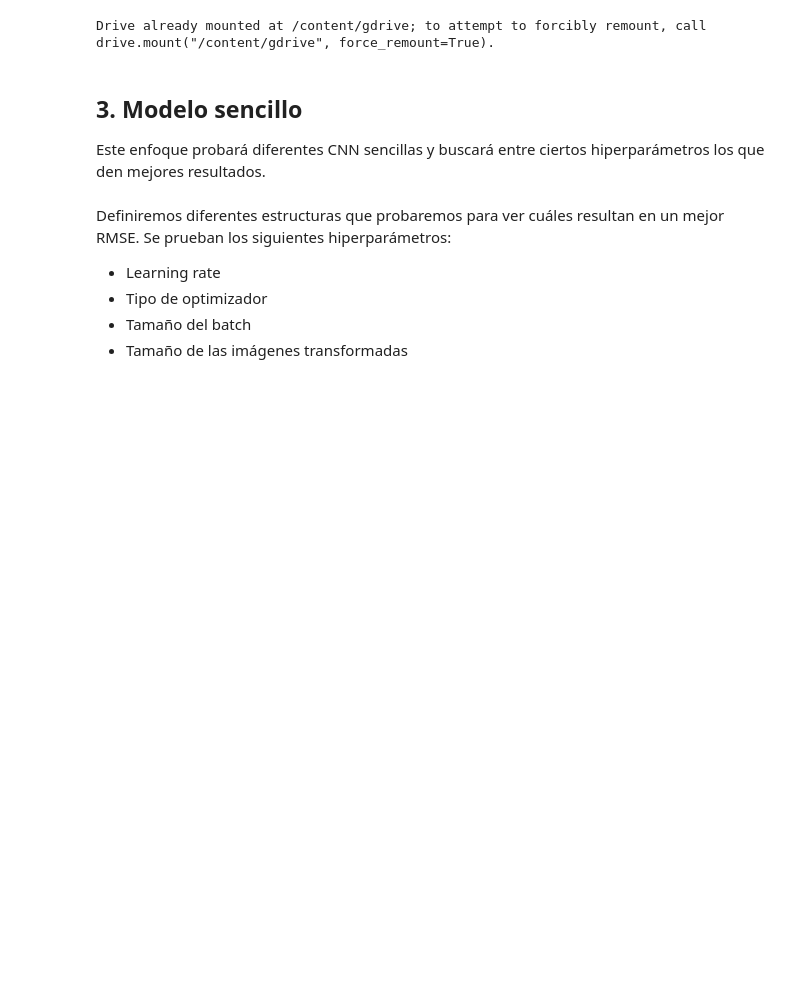
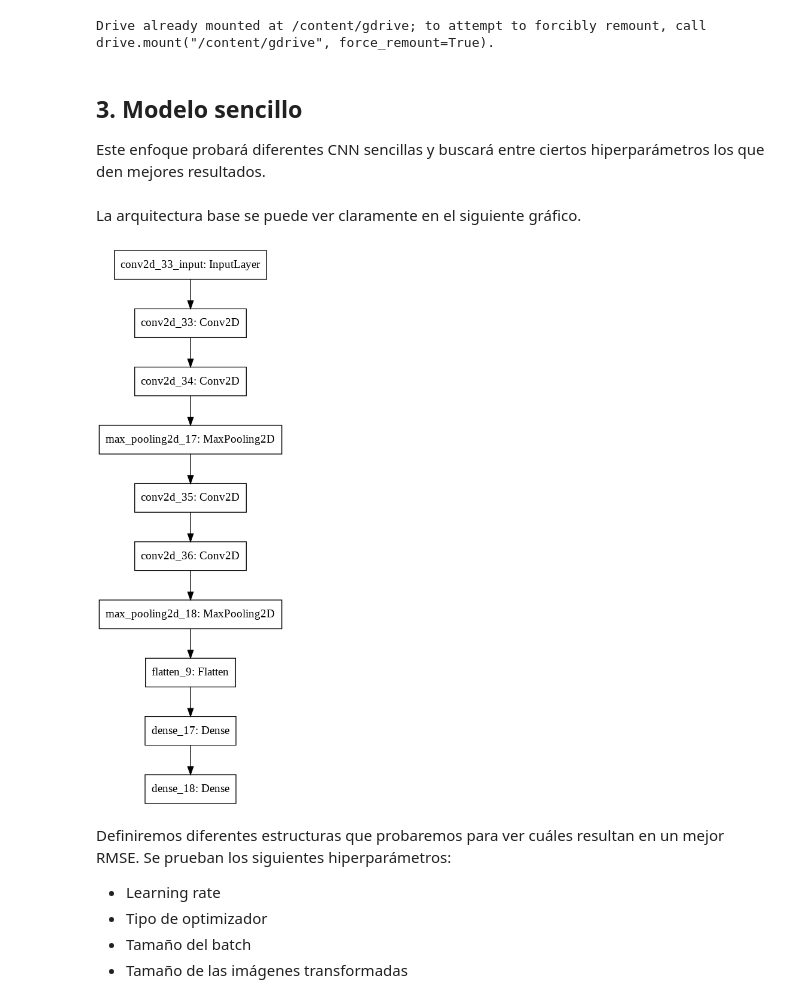
Before and after one commit to ignaciolopezmiguel/DeepLearning, a Jupyter notebook: Trabajo_v2.ipynb, the cells around one changed output. Cells and saved outputs as stored; diff of their text form; code cells hidden in the pictures; blank space fills up the shorter version.

```diff
--- a/Trabajo_v2.ipynb
+++ b/Trabajo_v2.ipynb
@@ -153,6 +153,13 @@ class ModelClass:
       self.Optimizer = optimizers.adam(lr=self.LearnRate)
     elif Optimizer == "SGD":
       self.Optimizer = optimizers.SGD(lr=self.LearnRate)
+# %% [markdown]
+La arquitectura base se puede ver claramente en el siguiente gráfico.
+# %%
+model = create_model(ModelClass().Capas, ModelClass().Activations, ModelClass().Filtros, ModelClass().Tamanos)
+plot_model(model, to_file='base_arch.png')
+# %% [output]
+[figure, added]
 # %% [markdown]
 Definiremos diferentes estructuras que probaremos para ver cuáles resultan en un mejor RMSE. Se prueban los siguientes hiperparámetros:
 
```
Also changed, not shown: parts of 4 cells of this notebook.
